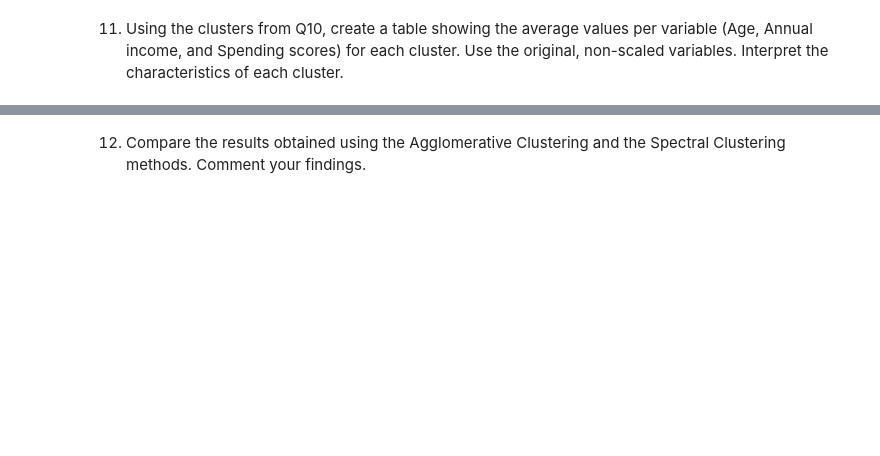
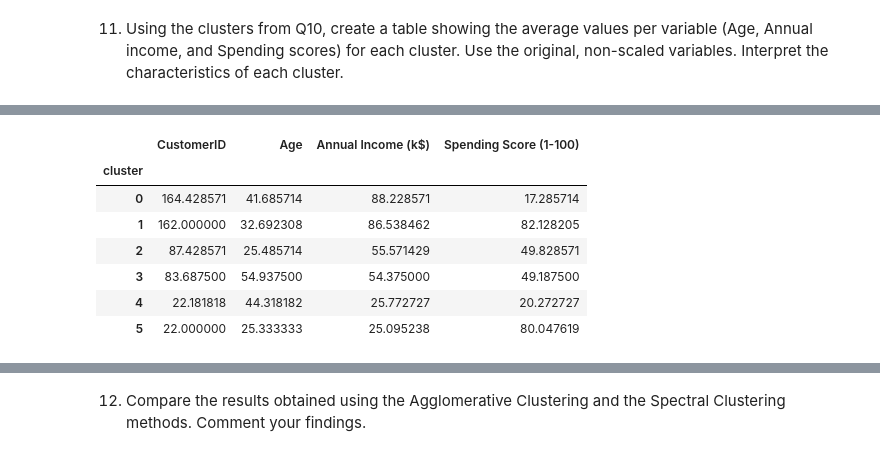
Before and after one commit to emilyberlinghoff/DS3000, a Jupyter notebook: Homework 8 - Clustering/251287809_H08.ipynb, the cells around one changed output, grey strips where cells are left out. Cells and saved outputs as stored; diff of their text form; code cells hidden in the pictures; blank space fills up the shorter version.

```diff
--- a/Homework 8 - Clustering/251287809_H08.ipynb
+++ b/Homework 8 - Clustering/251287809_H08.ipynb
@@ -351,0 +419,13 @@ For each number of clusters:
+# %%
+# Using the clusters from Q10, create a table showing the average values per variable for each cluster
+data_pd['cluster'] = cluster_labels
+data_pd.groupby('cluster').mean()
+# %% [output]
+|  | CustomerID | Age | Annual Income (k$) | Spending Score (1-100) |
+| cluster |  |  |  |  |
+| 0 | 164.428571 | 41.685714 | 88.228571 | 17.285714 |
+| 1 | 162.000000 | 32.692308 | 86.538462 | 82.128205 |
+| 2 | 87.428571 | 25.485714 | 55.571429 | 49.828571 |
+| 3 | 83.687500 | 54.937500 | 54.375000 | 49.187500 |
+| 4 | 22.181818 | 44.318182 | 25.772727 | 20.272727 |
+| 5 | 22.000000 | 25.333333 | 25.095238 | 80.047619 |
```
Also changed, not shown: parts of 11 cells of this notebook.
